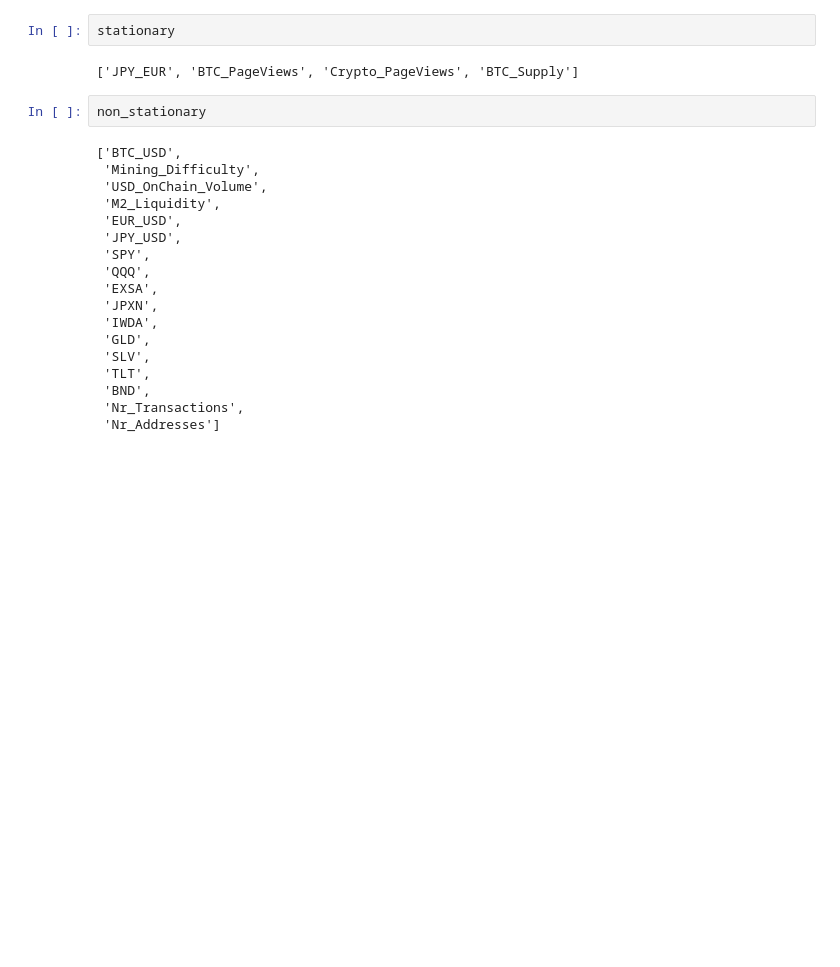
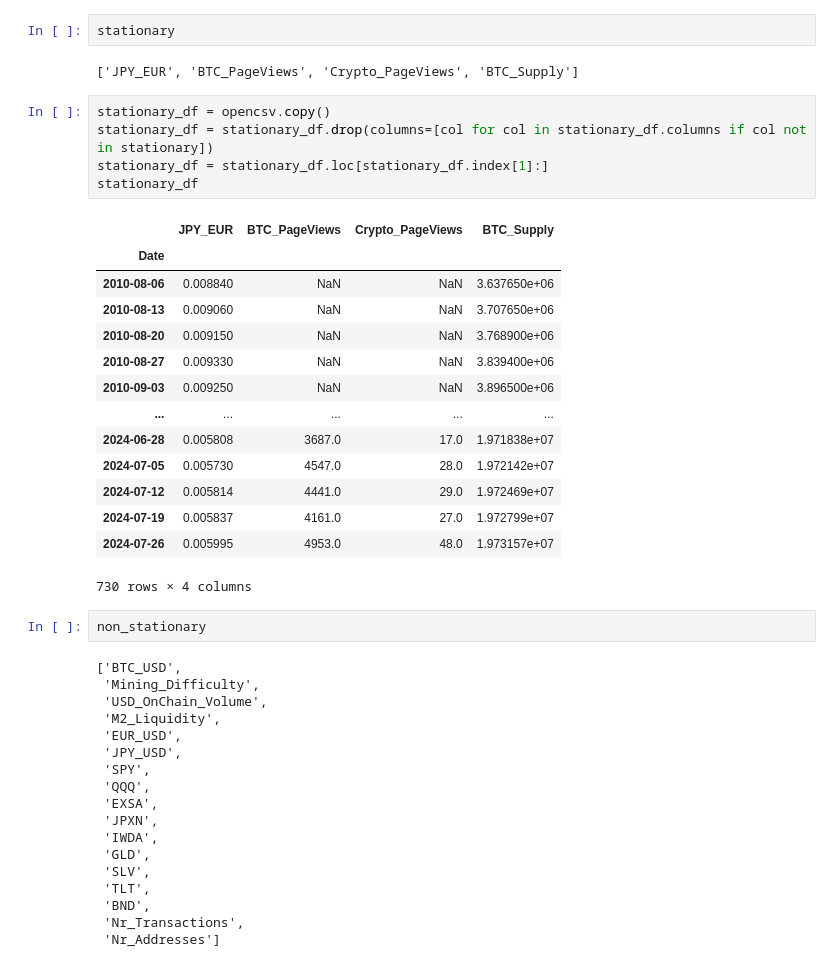
Before and after one commit to notp1ssed/ProjetoFinal-PosGraduacaoEngenhariaFinanceira, a Jupyter notebook: Time Series Data Preprocessing.ipynb, the cells around one changed output. Saved outputs shown, nothing was run; the diff lists cells and outputs as text; blank space fills up the shorter version.

```diff
--- a/Time Series Data Preprocessing.ipynb
+++ b/Time Series Data Preprocessing.ipynb
@@ -119,6 +107,26 @@ p_values
 stationary
 # %% [output]
 ['JPY_EUR', 'BTC_PageViews', 'Crypto_PageViews', 'BTC_Supply']
+# %%
+stationary_df = opencsv.copy()
+stationary_df = stationary_df.drop(columns=[col for col in stationary_df.columns if col not in stationary])
+stationary_df = stationary_df.loc[stationary_df.index[1]:]
+stationary_df
+# %% [output]
+|  | JPY_EUR | BTC_PageViews | Crypto_PageViews | BTC_Supply |
+| Date |  |  |  |  |
+| 2010-08-06 | 0.008840 | NaN | NaN | 3.637650e+06 |
+| 2010-08-13 | 0.009060 | NaN | NaN | 3.707650e+06 |
+| 2010-08-20 | 0.009150 | NaN | NaN | 3.768900e+06 |
+| 2010-08-27 | 0.009330 | NaN | NaN | 3.839400e+06 |
+| 2010-09-03 | 0.009250 | NaN | NaN | 3.896500e+06 |
+| ... | ... | ... | ... | ... |
+| 2024-06-28 | 0.005808 | 3687.0 | 17.0 | 1.971838e+07 |
+| 2024-07-05 | 0.005730 | 4547.0 | 28.0 | 1.972142e+07 |
+| 2024-07-12 | 0.005814 | 4441.0 | 29.0 | 1.972469e+07 |
+| 2024-07-19 | 0.005837 | 4161.0 | 27.0 | 1.972799e+07 |
+| 2024-07-26 | 0.005995 | 4953.0 | 48.0 | 1.973157e+07 |
+730 rows × 4 columns
 # %%
 non_stationary
 # %% [output]
```
Also changed, not shown: parts of 18 cells of this notebook, 2 other files.
